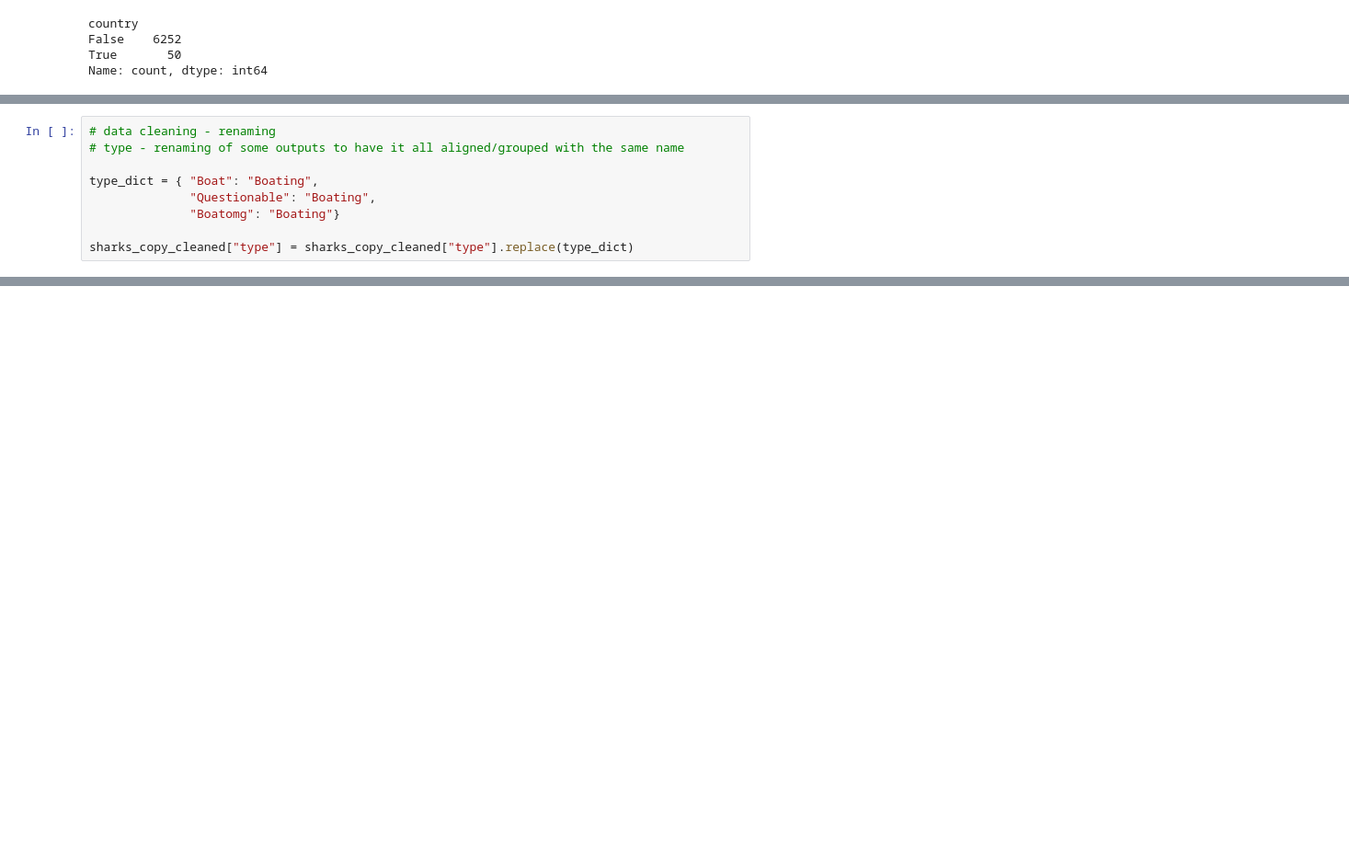
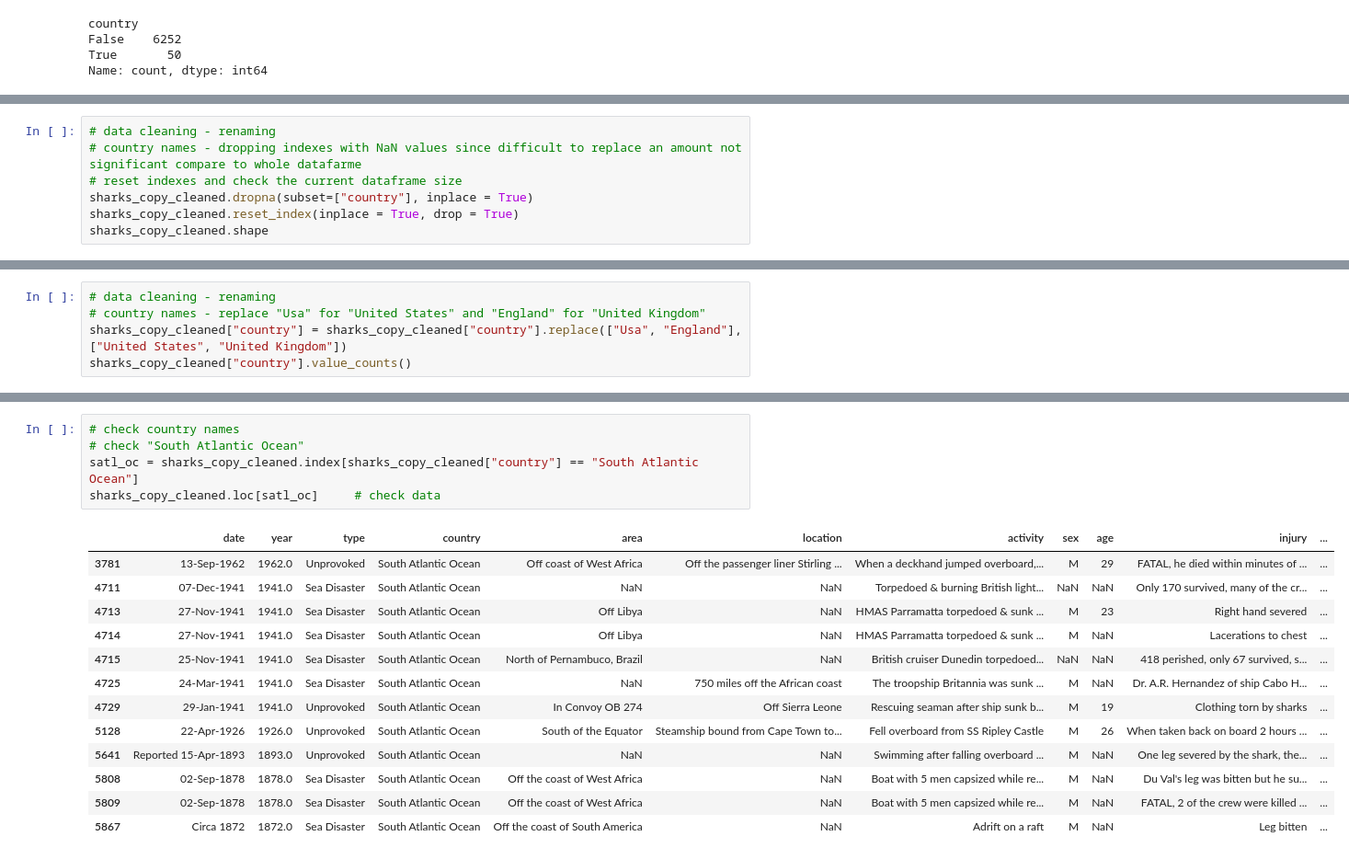
Before and after one commit to FILET81/Shark-Attack, a Jupyter notebook: Project-1.ipynb, the cells around one changed output, grey strips where cells are left out. Shown at 92% size. Saved outputs shown, nothing was run; the diff lists cells and outputs as text; blank space fills up the shorter version.

```diff
--- a/Project-1.ipynb
+++ b/Project-1.ipynb
@@ -409,9 +386,0 @@ Name: count, dtype: int64
-# %%
-# data cleaning - renaming
-# type - renaming of some outputs to have it all aligned/grouped with the same name
-
-type_dict = { "Boat": "Boating",
-              "Questionable": "Boating",
-              "Boatomg": "Boating"}
-
-sharks_copy_cleaned["type"] = sharks_copy_cleaned["type"].replace(type_dict)
@@ -624,0 +410,7 @@ Name: count, Length: 1549, dtype: int64
+# %%
+# data cleaning - renaming
+# country names - dropping indexes with NaN values since difficult to replace an amount not significant compare to whole datafarme
+# reset indexes and check the current dataframe size
+sharks_copy_cleaned.dropna(subset=["country"], inplace = True)
+sharks_copy_cleaned.reset_index(inplace = True, drop = True)
+sharks_copy_cleaned.shape
@@ -624,0 +419,5 @@ Name: count, Length: 1549, dtype: int64
+# %%
+# data cleaning - renaming
+# country names - replace "Usa" for "United States" and "England" for "United Kingdom"
+sharks_copy_cleaned["country"] = sharks_copy_cleaned["country"].replace(["Usa", "England"], ["United States", "United Kingdom"])
+sharks_copy_cleaned["country"].value_counts()
@@ -624,0 +480,19 @@ Name: count, Length: 1549, dtype: int64
+# %%
+# check country names
+# check "South Atlantic Ocean"
+satl_oc = sharks_copy_cleaned.index[sharks_copy_cleaned["country"] == "South Atlantic Ocean"]
+sharks_copy_cleaned.loc[satl_oc]     # check data
+# %% [output]
+|  | date | year | type | country | area | location | activity | sex | age | injury | ... |
+| 3781 | 13-Sep-1962 | 1962.0 | Unprovoked | South Atlantic Ocean | Off coast of West Africa | Off the passenger liner Stirling ... | When a deckhand jumped overboard,... | M | 29 | FATAL, he died within minutes of ... | ... |
+| 4711 | 07-Dec-1941 | 1941.0 | Sea Disaster | South Atlantic Ocean | NaN | NaN | Torpedoed & burning British light... | NaN | NaN | Only 170 survived, many of the cr... | ... |
+| 4713 | 27-Nov-1941 | 1941.0 | Sea Disaster | South Atlantic Ocean | Off Libya | NaN | HMAS Parramatta torpedoed & sunk ... | M | 23 | Right hand severed | ... |
+| 4714 | 27-Nov-1941 | 1941.0 | Sea Disaster | South Atlantic Ocean | Off Libya | NaN | HMAS Parramatta torpedoed & sunk ... | M | NaN | Lacerations to chest | ... |
+| 4715 | 25-Nov-1941 | 1941.0 | Sea Disaster | South Atlantic Ocean | North of Pernambuco, Brazil | NaN | British cruiser Dunedin torpedoed... | NaN | NaN | 418 perished, only 67 survived, s... | ... |
+| 4725 | 24-Mar-1941 | 1941.0 | Sea Disaster | South Atlantic Ocean | NaN | 750 miles off the African coast | The troopship Britannia was sunk ... | M | NaN | Dr. A.R. Hernandez of ship Cabo H... | ... |
+| 4729 | 29-Jan-1941 | 1941.0 | Unprovoked | South Atlantic Ocean | In Convoy OB 274 | Off Sierra Leone | Rescuing seaman after ship sunk b... | M | 19 | Clothing torn by sharks | ... |
+| 5128 | 22-Apr-1926 | 1926.0 | Unprovoked | South Atlantic Ocean | South of the Equator | Steamship bound from Cape Town to... | Fell overboard from SS Ripley Castle | M | 26 | When taken back on board 2 hours ... | ... |
+| 5641 | Reported 15-Apr-1893 | 1893.0 | Unprovoked | South Atlantic Ocean | NaN | NaN | Swimming after falling overboard ... | M | NaN | One leg severed by the shark, the... | ... |
+| 5808 | 02-Sep-1878 | 1878.0 | Sea Disaster | South Atlantic Ocean | Off the coast of West Africa | NaN | Boat with 5 men capsized while re... | M | NaN | Du Val's leg was bitten but he su... | ... |
+| 5809 | 02-Sep-1878 | 1878.0 | Sea Disaster | South Atlantic Ocean | Off the coast of West Africa | NaN | Boat with 5 men capsized while re... | M | NaN | FATAL, 2 of the crew were killed ... | ... |
+| 5867 | Circa 1872 | 1872.0 | Sea Disaster | South Atlantic Ocean | Off the coast of South America | NaN | Adrift on a raft | M | NaN | Leg bitten | ... |
```
Also changed, not shown: parts of 59 cells of this notebook, 1 other file.
